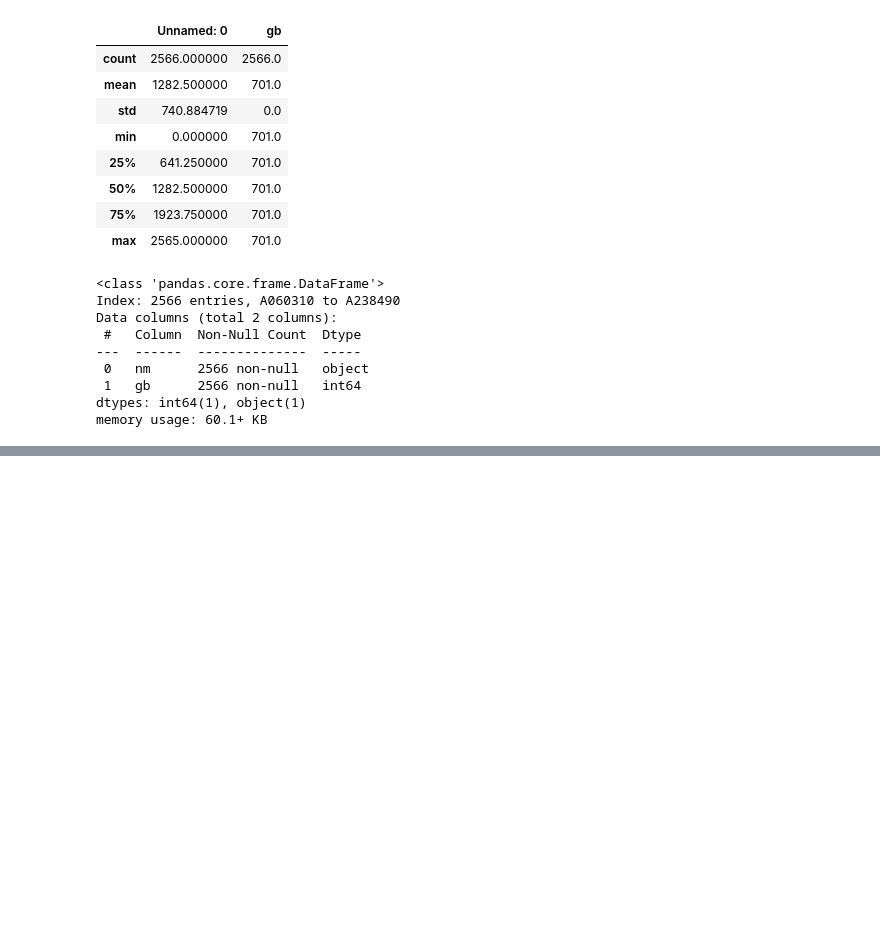
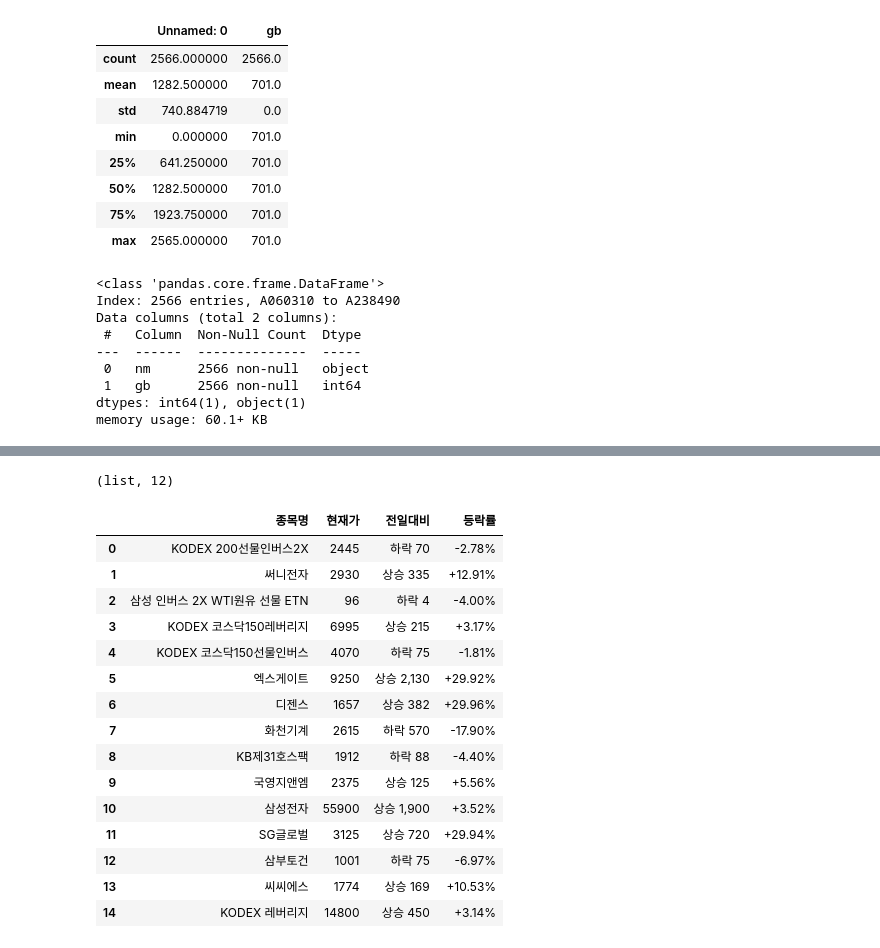
Before and after one commit to Huey-fitpet/study_pandas, a Jupyter notebook: codes/02.DataFrame_loads.ipynb, the cells around one changed output, grey strips where cells are left out. Drawn from its saved outputs; the diff is of its cells as text; code cells hidden in the pictures; blank space fills up the shorter version.

```diff
--- a/codes/02.DataFrame_loads.ipynb
+++ b/codes/02.DataFrame_loads.ipynb
@@ -58,0 +103,9 @@ memory usage: 60.1+ KB
+# %%
+import requests
+uri = f"https://finance.naver.com/"
+
+response = requests.get(uri)
+# %%
+
+df_html = pd.read_html(io=response.text,encoding='utf-8')
+df_html
@@ -58,0 +130,23 @@ memory usage: 60.1+ KB
+# %%
+type(df_html), len(df_html)
+# %% [output]
+(list, 12)
+# %%
+df_html[0]
+# %% [output]
+|  | 종목명 | 현재가 | 전일대비 | 등락률 |
+| 0 | KODEX 200선물인버스2X | 2445 | 하락 70 | -2.78% |
+| 1 | 써니전자 | 2930 | 상승 335 | +12.91% |
+| 2 | 삼성 인버스 2X WTI원유 선물 ETN | 96 | 하락 4 | -4.00% |
+| 3 | KODEX 코스닥150레버리지 | 6995 | 상승 215 | +3.17% |
+| 4 | KODEX 코스닥150선물인버스 | 4070 | 하락 75 | -1.81% |
+| 5 | 엑스게이트 | 9250 | 상승 2,130 | +29.92% |
+| 6 | 디젠스 | 1657 | 상승 382 | +29.96% |
+| 7 | 화천기계 | 2615 | 하락 570 | -17.90% |
+| 8 | KB제31호스팩 | 1912 | 하락 88 | -4.40% |
+| 9 | 국영지앤엠 | 2375 | 상승 125 | +5.56% |
+| 10 | 삼성전자 | 55900 | 상승 1,900 | +3.52% |
+| 11 | SG글로벌 | 3125 | 상승 720 | +29.94% |
+| 12 | 삼부토건 | 1001 | 하락 75 | -6.97% |
+| 13 | 씨씨에스 | 1774 | 상승 169 | +10.53% |
+| 14 | KODEX 레버리지 | 14800 | 상승 450 | +3.14% |
```
Also changed, not shown: parts of 10 cells of this notebook, 4 other files.
